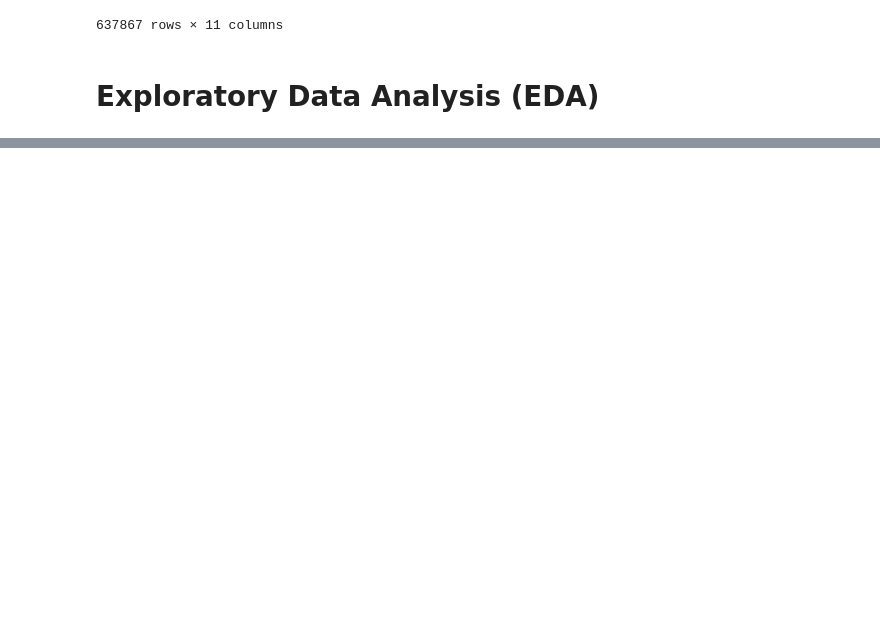
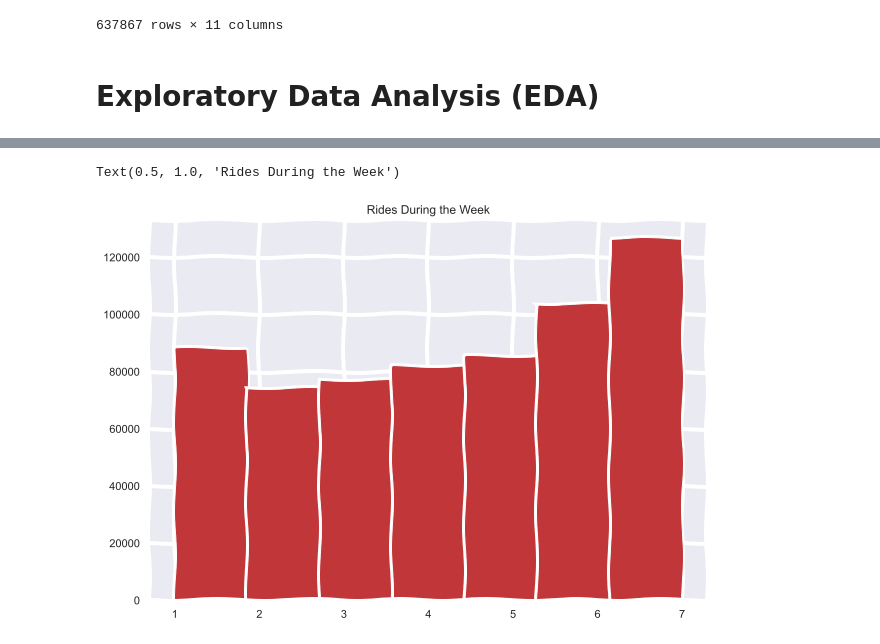
Before and after one commit to abhiram540/TripDataAnalysis-CityOfLouisville-DocklessVehicles, a Jupyter notebook: 7.6 Capstone Two Data Wrangling.ipynb, the cells around one changed output, grey strips where cells are left out. Saved outputs shown, nothing was run; the diff lists cells and outputs as text; code cells hidden in the pictures; blank space fills up the shorter version.

Commit message:
Analyzed the volume of rides in a week

```diff
--- a/7.6 Capstone Two Data Wrangling.ipynb
+++ b/7.6 Capstone Two Data Wrangling.ipynb
@@ -566,0 +571,7 @@ plt.show()
+# %%
+import seaborn as sns
+sns.set(palette='RdBu')
+df123.loc[:,'DayOfWeek'].hist(bins=7, figsize=(10,7)).set_title('Rides During the Week')
+# %% [output]
+Text(0.5, 1.0, 'Rides During the Week')
+[figure, added]
```
Also changed, not shown: parts of 1 cell of this notebook.
